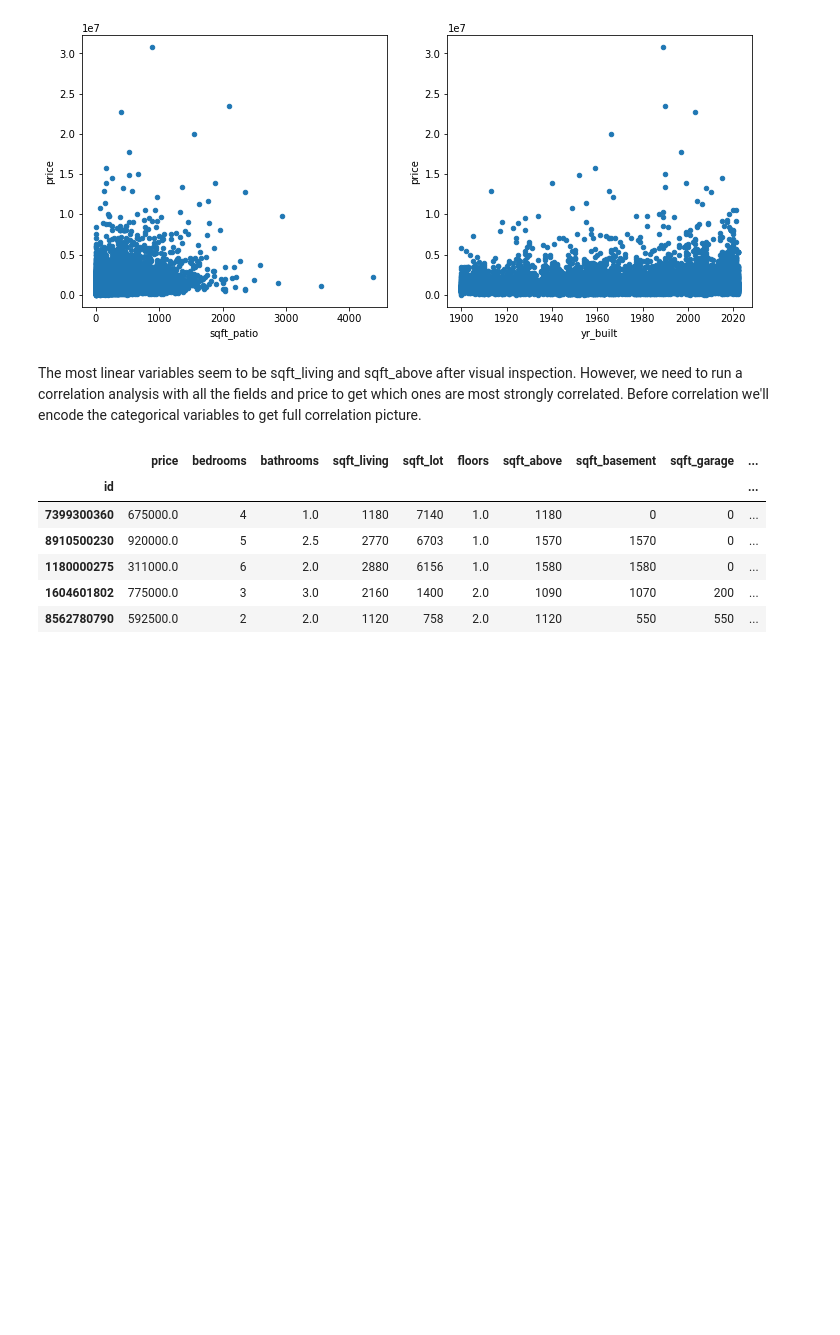
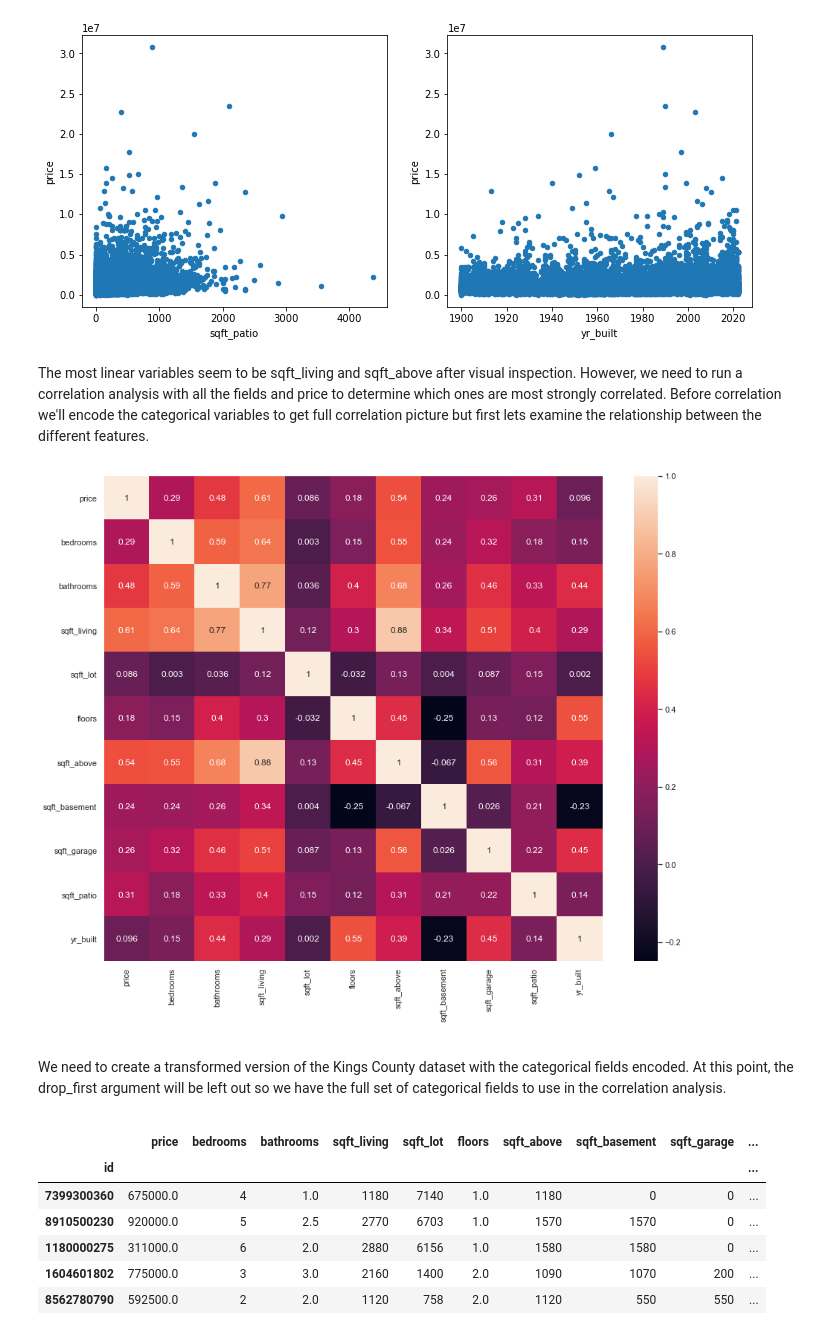
Before and after one commit to Tmoney80/KC_REIT_Proposal, a Jupyter notebook: Investment Insights.ipynb, the cells around one changed output. Saved outputs shown, nothing was run; the diff lists cells and outputs as text; code cells hidden in the pictures; blank space fills up the shorter version.

```diff
--- a/Investment Insights.ipynb
+++ b/Investment Insights.ipynb
@@ -240,5 +253,18 @@ for i in range(0, 18, 2):
 [figure]
 # %% [markdown]
 <p style="text-align: left;">
-The most linear variables seem to be sqft_living and sqft_above after visual inspection. However, we need to run a correlation analysis with all the fields and price to get which ones are most strongly correlated. Before correlation we'll encode the categorical variables to get full correlation picture.</p>
+The most linear variables seem to be sqft_living and sqft_above after visual inspection. However, we need to run a correlation analysis with all the fields and price to determine which ones are most strongly correlated. Before correlation we'll encode the categorical variables to get full correlation picture but first lets examine the relationship between the different features.
+</p>
+# %%
+data = round(kc_df.corr(), 3)
+sns.set(rc = {'figure.figsize':(15,12)})
+sns.heatmap(data, annot=True);
+# %% [output]
+[figure, added]
+# %% [markdown]
+<p style="text-align: left;">
+
+We need to create a transformed version of the Kings County dataset with the categorical fields encoded. At this point, the drop_first argument will be left out so we have the full set of categorical fields to use in the correlation analysis.
+
+</p>
 # %%
```
Also changed, not shown: parts of 20 cells of this notebook, 2 other files.
